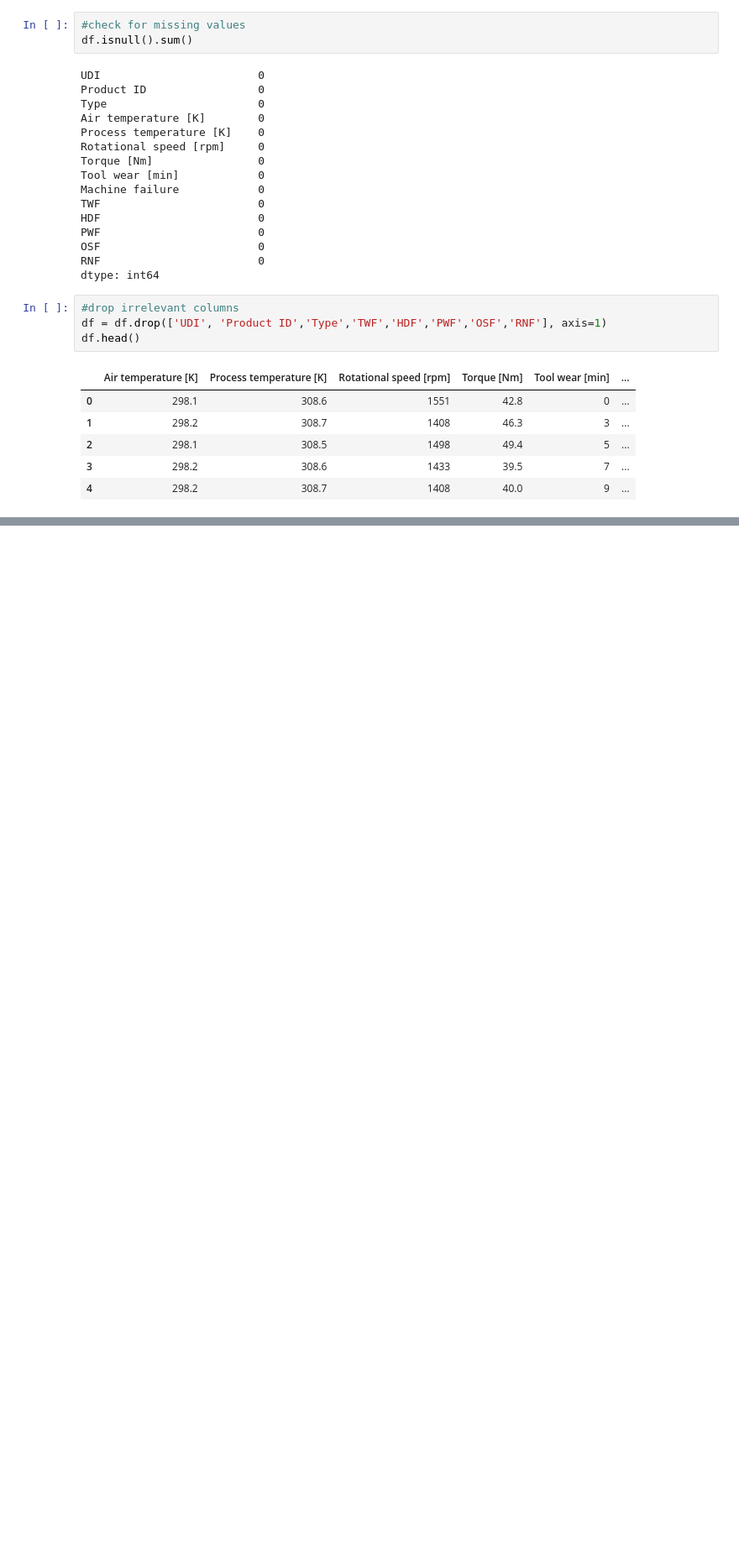
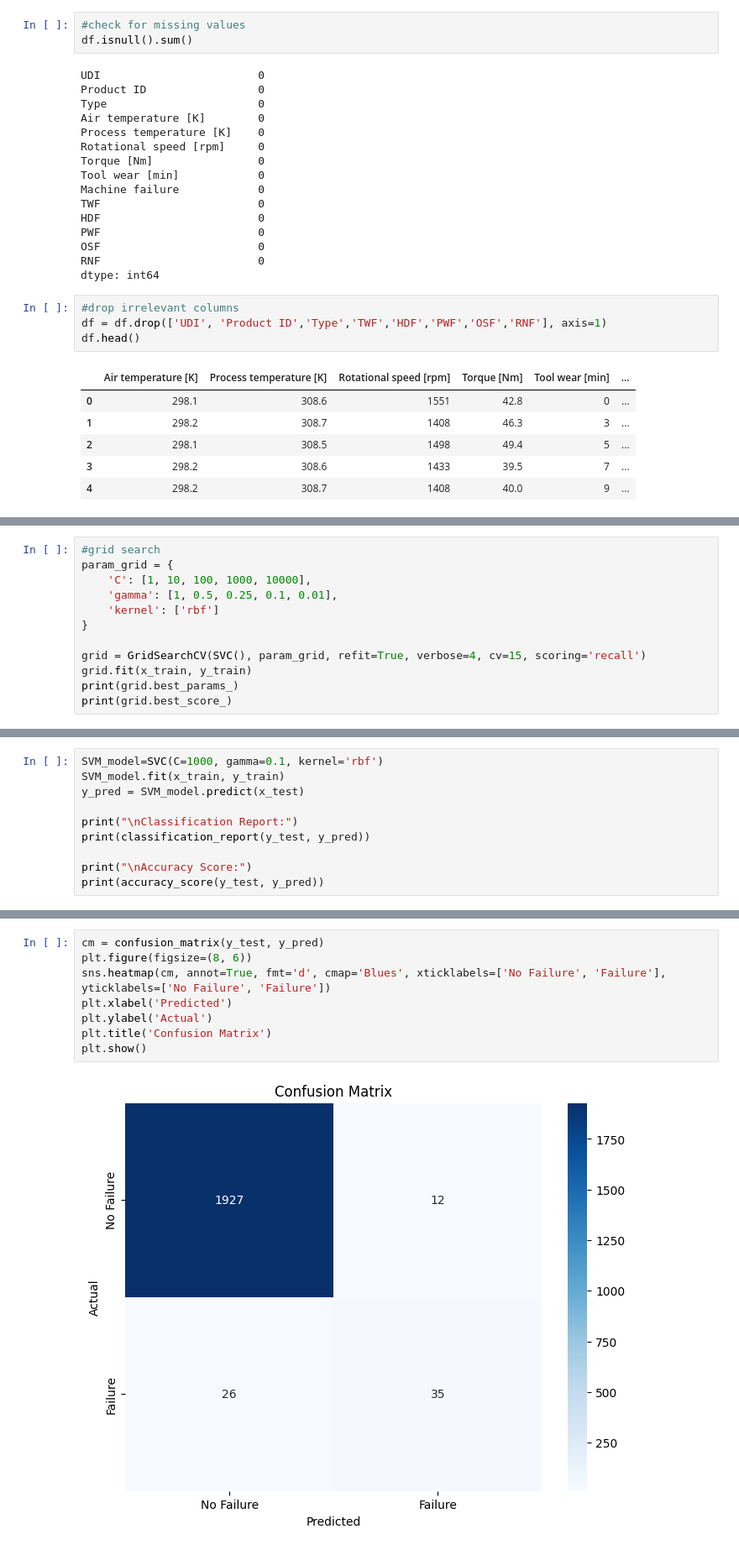
Before and after one commit to Djauvel/AML_Miniproject, a Jupyter notebook: SVM.ipynb, the cells around one changed output, grey strips where cells are left out. Shown: that part at 84% size. Saved outputs shown, nothing was run; the diff lists cells and outputs as text; blank space fills up the shorter version.

Commit message:
added SVM model

```diff
--- a/SVM.ipynb
+++ b/SVM.ipynb
@@ -63,3 +65,15 @@ scaler = StandardScaler()
 scaler.fit(x_train)
 x_train = scaler.transform(x_train)
 x_test = scaler.transform(x_test)
+# %%
+#grid search
+param_grid = {
+    'C': [1, 10, 100, 1000, 10000],
+    'gamma': [1, 0.5, 0.25, 0.1, 0.01],
+    'kernel': ['rbf']
+}
+
+grid = GridSearchCV(SVC(), param_grid, refit=True, verbose=4, cv=15, scoring='recall')
+grid.fit(x_train, y_train)
+print(grid.best_params_)
+print(grid.best_score_)
@@ -65,0 +98,10 @@ x_test = scaler.transform(x_test)
+# %%
+SVM_model=SVC(C=1000, gamma=0.1, kernel='rbf')
+SVM_model.fit(x_train, y_train)
+y_pred = SVM_model.predict(x_test)
+
+print("\nClassification Report:")
+print(classification_report(y_test, y_pred))
+
+print("\nAccuracy Score:")
+print(accuracy_score(y_test, y_pred))
@@ -65,0 +122,10 @@ x_test = scaler.transform(x_test)
+# %%
+cm = confusion_matrix(y_test, y_pred)
+plt.figure(figsize=(8, 6))
+sns.heatmap(cm, annot=True, fmt='d', cmap='Blues', xticklabels=['No Failure', 'Failure'], yticklabels=['No Failure', 'Failure'])
+plt.xlabel('Predicted')
+plt.ylabel('Actual')
+plt.title('Confusion Matrix')
+plt.show()
+# %% [output]
+[figure, added]
```
Also changed, not shown: parts of 4 cells of this notebook.
